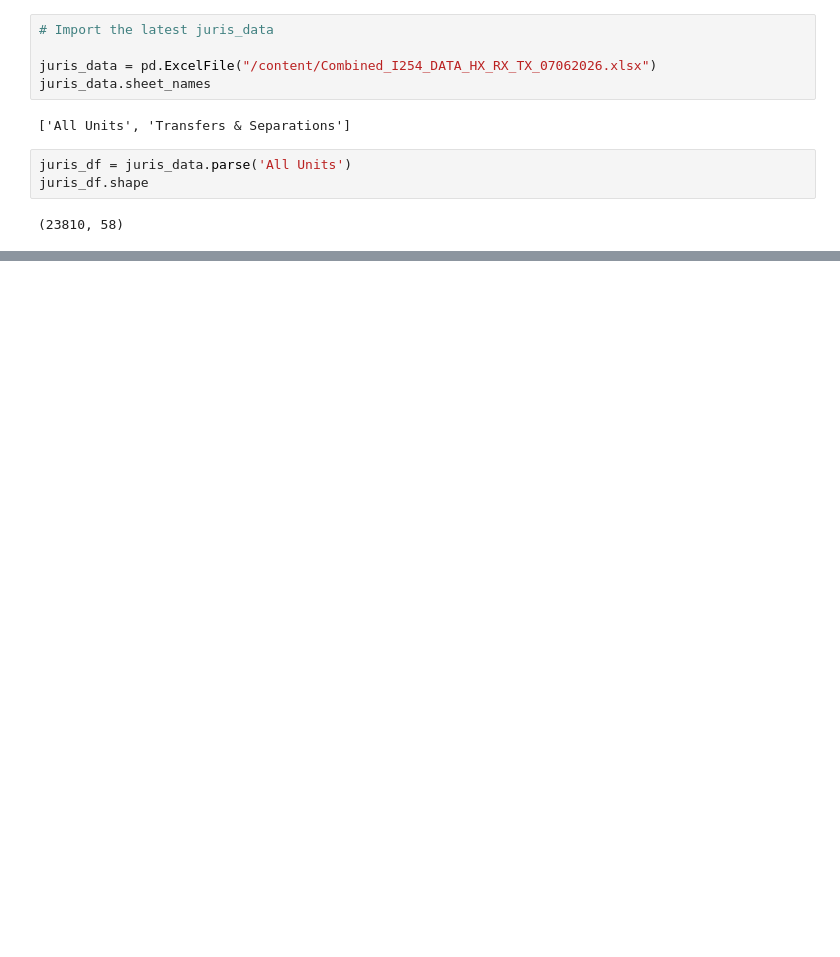
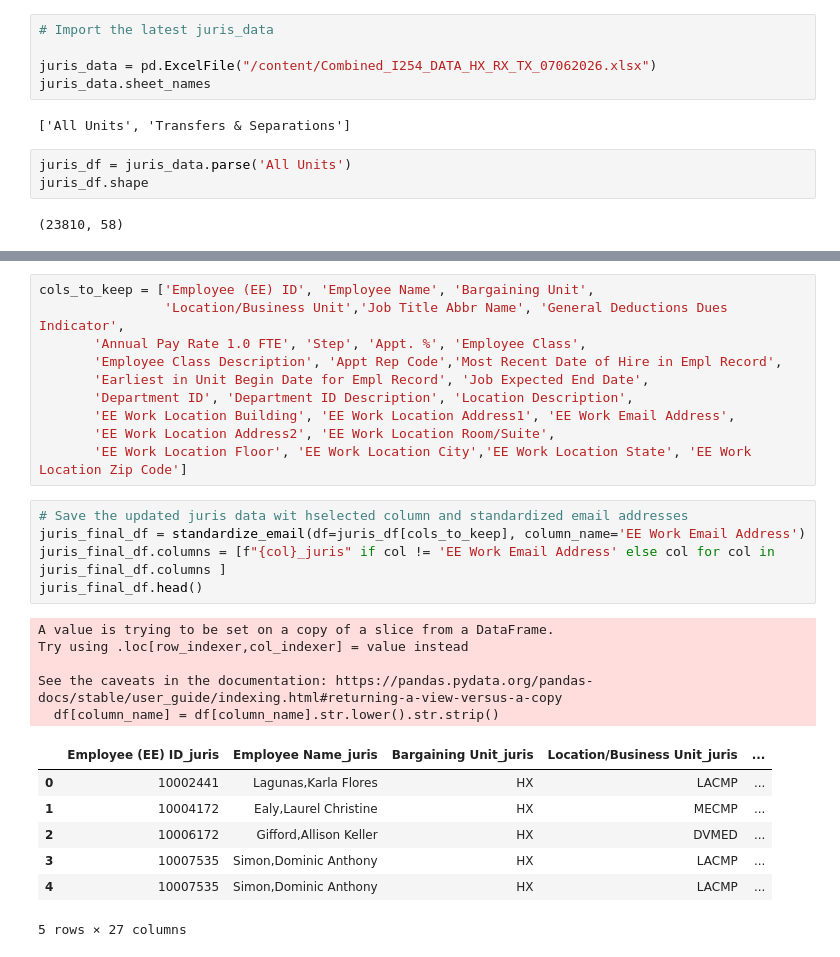
Before and after one commit to tougheye/Data_processing, a Jupyter notebook: 99_in_juris_list.ipynb, the cells around one changed output, grey strips where cells are left out. Saved outputs shown, nothing was run; the diff lists cells and outputs as text; blank space fills up the shorter version.

```diff
--- a/99_in_juris_list.ipynb
+++ b/99_in_juris_list.ipynb
@@ -29,0 +70,28 @@ juris_df.shape
+# %%
+cols_to_keep = ['Employee (EE) ID', 'Employee Name', 'Bargaining Unit',
+                'Location/Business Unit','Job Title Abbr Name', 'General Deductions Dues Indicator',
+       'Annual Pay Rate 1.0 FTE', 'Step', 'Appt. %', 'Employee Class',
+       'Employee Class Description', 'Appt Rep Code','Most Recent Date of Hire in Empl Record',
+       'Earliest in Unit Begin Date for Empl Record', 'Job Expected End Date',
+       'Department ID', 'Department ID Description', 'Location Description',
+       'EE Work Location Building', 'EE Work Location Address1', 'EE Work Email Address',
+       'EE Work Location Address2', 'EE Work Location Room/Suite',
+       'EE Work Location Floor', 'EE Work Location City','EE Work Location State', 'EE Work Location Zip Code']
+# %%
+# Save the updated juris data wit hselected column and standardized email addresses
+juris_final_df = standardize_email(df=juris_df[cols_to_keep], column_name='EE Work Email Address')
+juris_final_df.columns = [f"{col}_juris" if col != 'EE Work Email Address' else col for col in juris_final_df.columns ]
+juris_final_df.head()
+# %% [output]
+A value is trying to be set on a copy of a slice from a DataFrame.
+Try using .loc[row_indexer,col_indexer] = value instead
+
+See the caveats in the documentation: https://pandas.pydata.org/pandas-docs/stable/user_guide/indexing.html#returning-a-view-versus-a-copy
+  df[column_name] = df[column_name].str.lower().str.strip()
+|  | Employee (EE) ID_juris | Employee Name_juris | Bargaining Unit_juris | Location/Business Unit_juris | ... |
+| 0 | 10002441 | Lagunas,Karla Flores | HX | LACMP | ... |
+| 1 | 10004172 | Ealy,Laurel Christine | HX | MECMP | ... |
+| 2 | 10006172 | Gifford,Allison Keller | HX | DVMED | ... |
+| 3 | 10007535 | Simon,Dominic Anthony | HX | LACMP | ... |
+| 4 | 10007535 | Simon,Dominic Anthony | HX | LACMP | ... |
+5 rows × 27 columns
```
Also changed, not shown: parts of 6 cells of this notebook.
